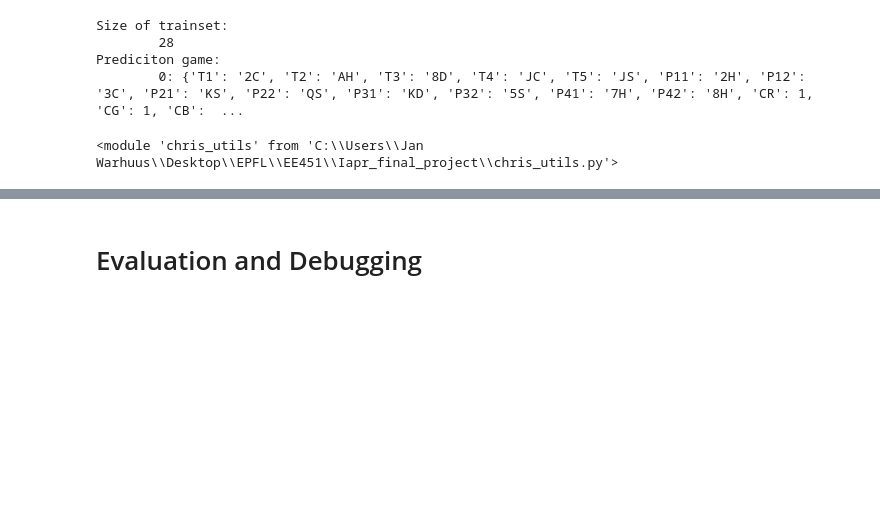
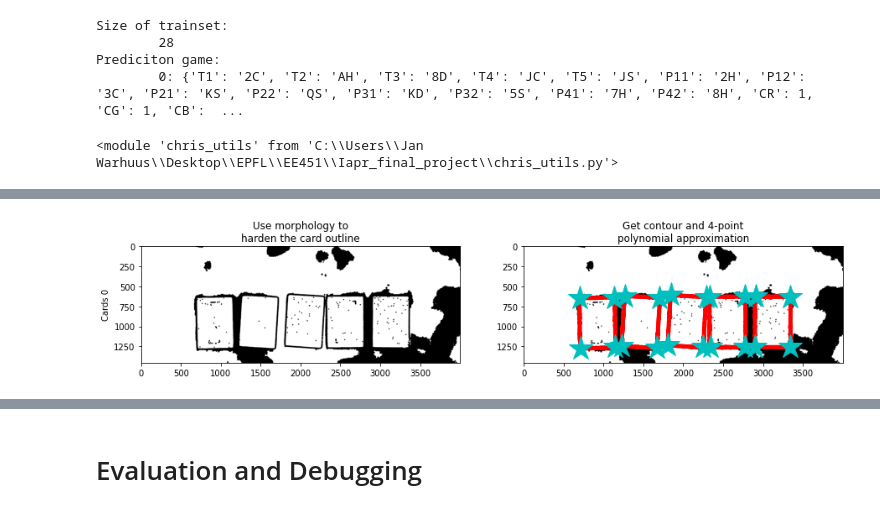
Before and after one commit to fraborg99/Iapr_final_project, a Jupyter notebook: project_chris.ipynb, the cells around one changed output, grey strips where cells are left out. Cells and saved outputs as stored; diff of their text form; code cells hidden in the pictures; blank space fills up the shorter version.

```diff
--- a/project_chris.ipynb
+++ b/project_chris.ipynb
@@ -265,0 +263,5 @@ card_outlines = chris_utils.segment_cards(imgs, h_imgs)
+# %%
+importlib.reload(chris_utils)
+table_outlines = chris_utils.segment_cards([table], [h_table], make_plot=True, table_imgs=True)
+# %% [output]
+[figure, added]
```
Also changed, not shown: parts of 18 cells of this notebook, 4 other files.
